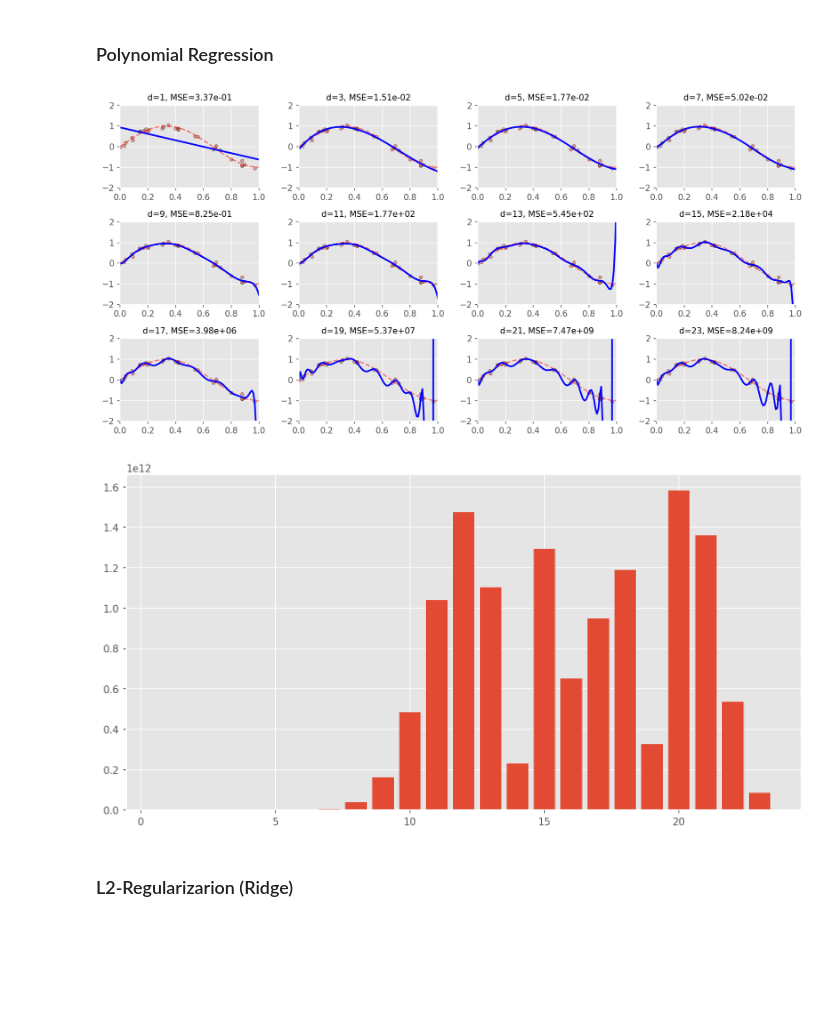
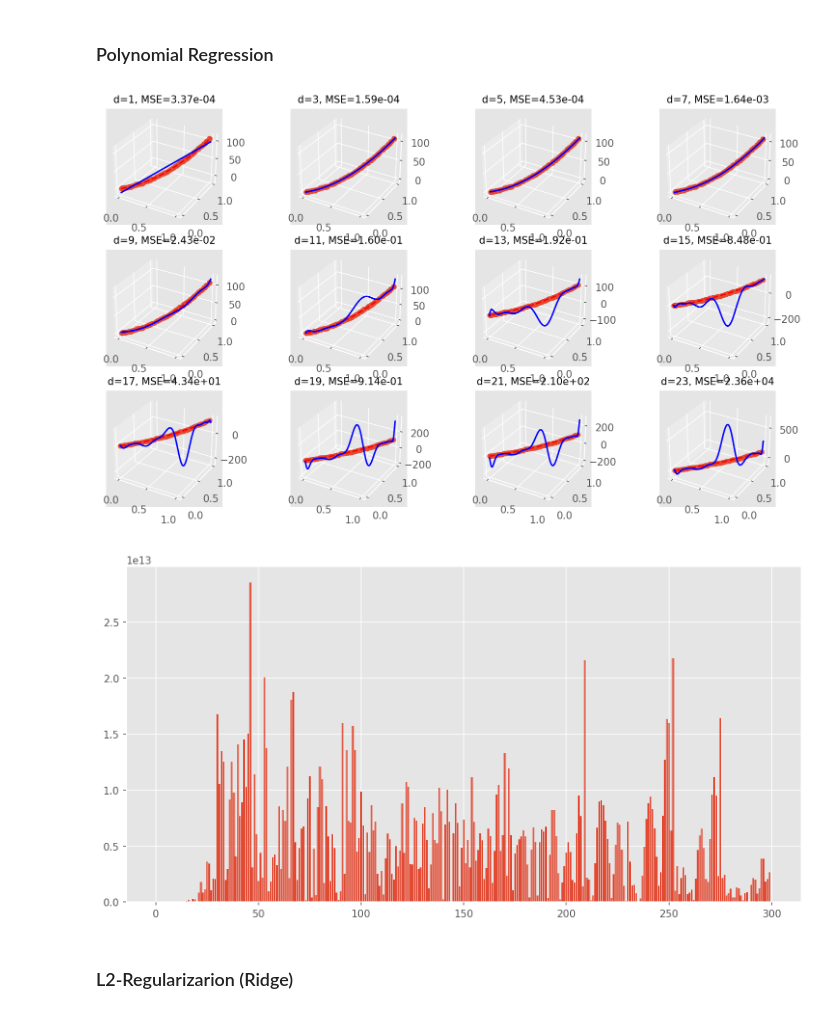
Before and after one commit to MORTAZAD66/ML_Practice, a Jupyter notebook: Linear Models/Logestic Linear Regression/5-Regularization-Demo.ipynb, the cells around one changed output. Drawn from its saved outputs; the diff is of its cells as text; code cells hidden in the pictures; blank space fills up the shorter version.

```diff
--- a/Linear Models/Logestic Linear Regression/5-Regularization-Demo.ipynb
+++ b/Linear Models/Logestic Linear Regression/5-Regularization-Demo.ipynb
@@ -30,10 +30,11 @@ warnings.filterwarnings(action='ignore')
 # %% [markdown]
 #### Generate data
 # %%
-def f(x):
-    return np.sin(1.5 * np.pi * x)
+def f(x,y):
+    return ((x*10) **2 )+ (y*10)
 
 def generate_data(n_samples=30):
     x = np.sort(np.random.rand(n_samples))
-    y = f(x) + 0.1 * np.random.randn(n_samples)
-    return x, y
+    y = np.sort(np.random.rand(n_samples))
+    z = f(x,y) + 1.0 * np.random.randn(n_samples)
+    return x, y, z
@@ -53,0 +41,11 @@ plt.show()
+# %%
+x, y, z = generate_data(200)
+
+xy = np.zeros((len(x),2))
+xy[:,0]=x.ravel()
+xy[:,1]=y.ravel()
+#Plotting
+fig = plt.figure()
+ax = fig.add_subplot(111, projection='3d')
+ax.scatter(x, y, z, 'r', marker='o')
+plt.show()
@@ -54,7 +54,7 @@ plt.show()
 # %% [markdown]
 ### Polynomial Regression
 # %%
-def fit_poly(x, y, degree=1):
+def fit_poly(xy, z, degree=1):
 
     # add polynomial features
     polynomial_features = PolynomialFeatures(degree=degree, include_bias=False)
@@ -62,32 +62,34 @@ def fit_poly(x, y, degree=1):
     # create and fit the model
     linear_regression = LinearRegression()
     model = Pipeline([("polynomial_features", polynomial_features), ("linear_regression", linear_regression)])
-    model.fit(x[:, None], y)
+    model.fit(xy, z)
     return model
 # %%
 degrees = [1, 3, 5, 7, 9, 11, 13, 15, 17, 19, 21, 23]
 # %%
-plt.figure()
-
+fig = plt.figure()
 for d in degrees:
-    model = fit_poly(x, y, degree=d)
+    model = fit_poly(xy, z, degree=d)
     scores = cross_val_score(model, x[:, None], y, scoring="neg_mean_squared_error", cv=10)
 
     # plot data and model
-    plt.subplot(3, 4, degrees.index(d) + 1)
+    ax = fig.add_subplot(3, 4, degrees.index(d) + 1, projection='3d')
     plt.tight_layout()
 
     x_test = np.linspace(0, 1, 100)
-    plt.plot(x_test, f(x_test), 'r--', label="Target", alpha=0.5)
-    plt.scatter(x, y, s=15, edgecolor='k', alpha=0.5, label="Samples")
-    plt.plot(x_test, model.predict(x_test[:, None]), 'b', lw=2, label="Predicted")
-    plt.xlim((0, 1))
-    plt.ylim((-2, 2))
+    y_test = np.linspace(0, 1, 100)
+    xy_test = np.zeros((len(x_test), 2))
+    xy_test[:,0] = x_test.ravel()
+    xy_test[:,1] = y_test.ravel()
+
+    ax.plot(x_test, y_test, f(x_test,y_test), 'r--', label="Target")
+    ax.scatter(x, y, z, 'g', label="Samples")
+    ax.plot(x_test, y_test, model.predict(xy_test), 'b', label="Predicted")
     plt.title("d={}, MSE={:.2e}".format(d, -scores.mean()), fontsize=10)
 
 plt.show()
 # %% [output]
-[figure, old version]
+[figure, new version]
 # %%
 def plot_coef(theta):
     plt.figure()
@@ -96,7 +98,7 @@ def plot_coef(theta):
 # %%
 plot_coef(model.steps[1][1].coef_)
 # %% [output]
-[figure, old version]
+[figure, new version]
 # %% [markdown]
 ### L2-Regularizarion (Ridge)
 # %% [markdown]
```
Also changed, not shown: parts of 5 cells of this notebook.
